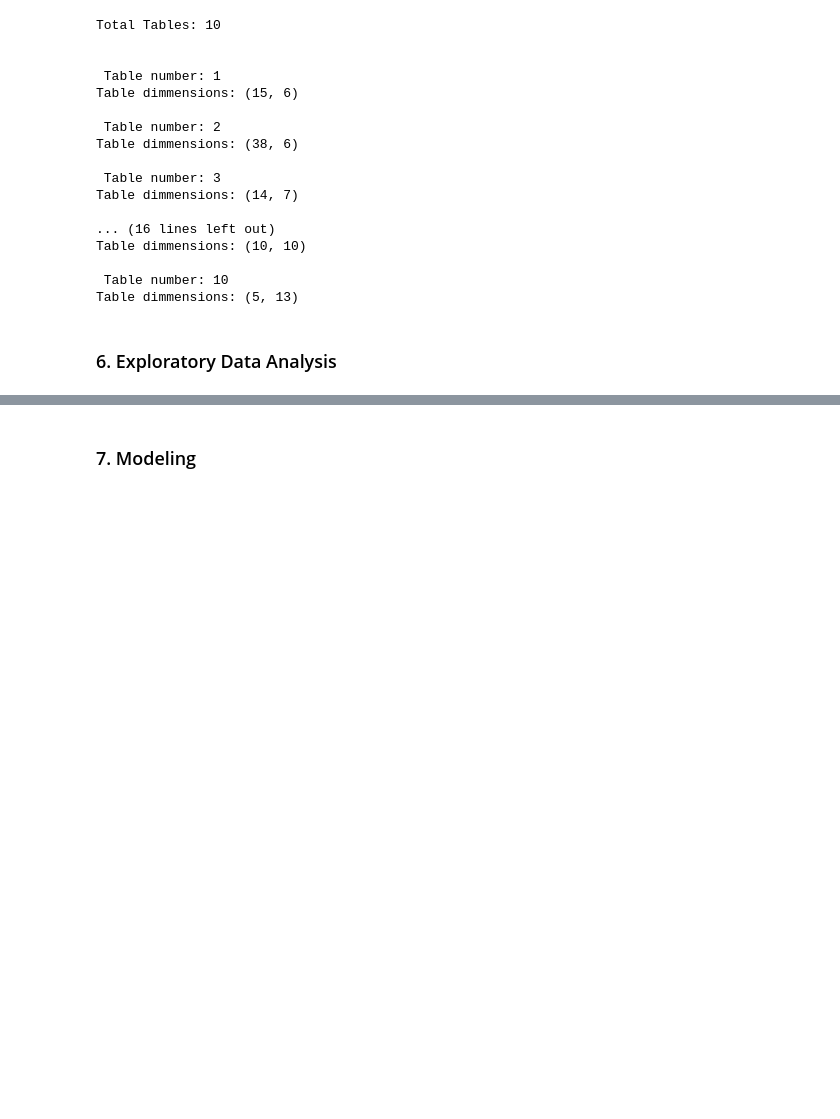
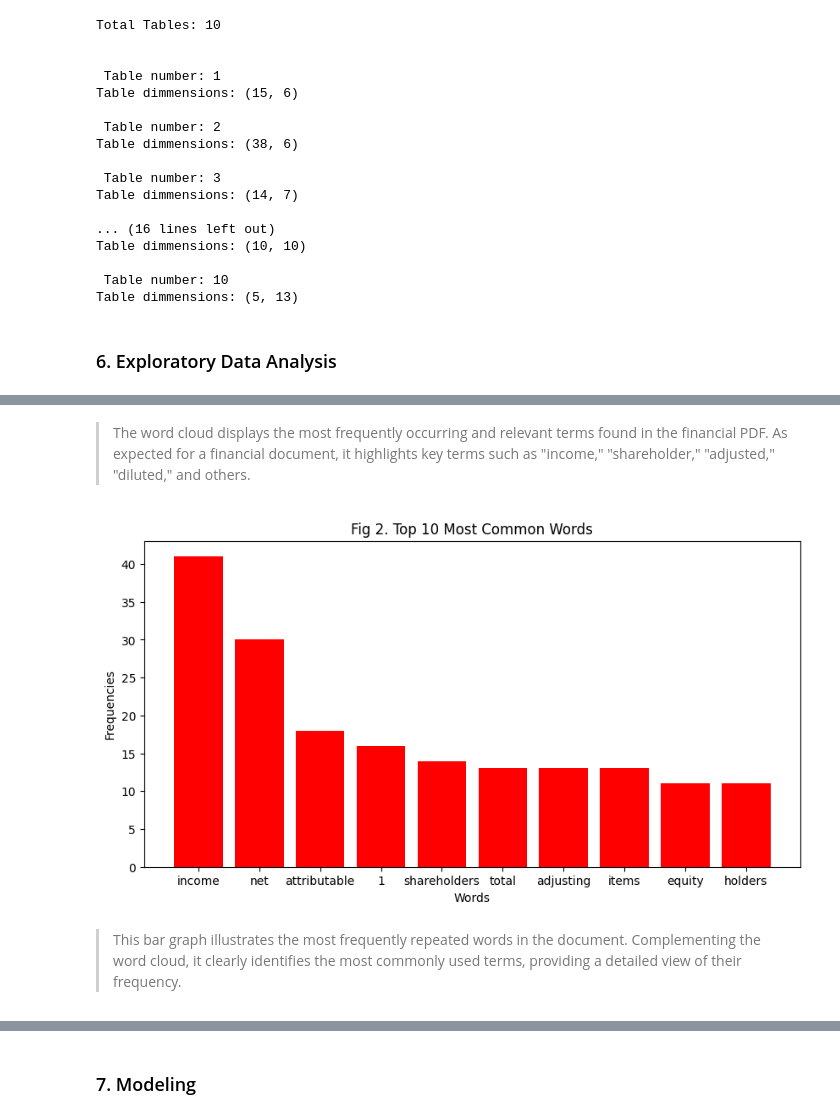
Before and after one commit to raemilcf/ChatbotFinancialReports, a Jupyter notebook: FInal_project_NLP_Report_reader.ipynb, the cells around one changed output, grey strips where cells are left out. Drawn from its saved outputs; the diff is of its cells as text; code cells hidden in the pictures; blank space fills up the shorter version.

```diff
--- a/FInal_project_NLP_Report_reader.ipynb
+++ b/FInal_project_NLP_Report_reader.ipynb
@@ -1176,0 +1224,35 @@ for index, table in enumerate(result_table):
+# %% [markdown]
+> The word cloud displays the most frequently occurring and relevant terms found in the financial PDF. As expected for a financial document, it highlights key terms such as "income," "shareholder," "adjusted," "diluted," and others.
+# %%
+#get the top 10 most common words
+#just for this the stop words will be eliminated
+stop_words = set(stopwords.words('english'))
+
+# Tokenize all text data and remove stop words
+all_words = []
+for text in financial_highlights_df['extracted_text']:
+    tokens = word_tokenize(text.lower())
+    filtered_tokens = [word for word in tokens if word.isalnum() and word not in stop_words]
+    all_words.extend(filtered_tokens)
+
+
+# Get the frequency distribution of the words
+freq_dist = FreqDist(all_words)
+
+# Get the top 10 most common words
+top_10_words = freq_dist.most_common(10)
+
+# Unzip the words and their frequencies for plotting
+words, frequencies = zip(*top_10_words)
+
+# Plot the top 10 words
+plt.figure(figsize=(10, 5))
+plt.bar(words, frequencies, color='red')
+plt.xlabel('Words')
+plt.ylabel('Frequencies')
+plt.title('Fig 2. Top 10 Most Common Words')
+plt.show()
+# %% [output]
+[figure, added]
+# %% [markdown]
+>This bar graph illustrates the most frequently repeated words in the document. Complementing the word cloud, it clearly identifies the most commonly used terms, providing a detailed view of their frequency.
```
Also changed, not shown: parts of 9 cells of this notebook.
